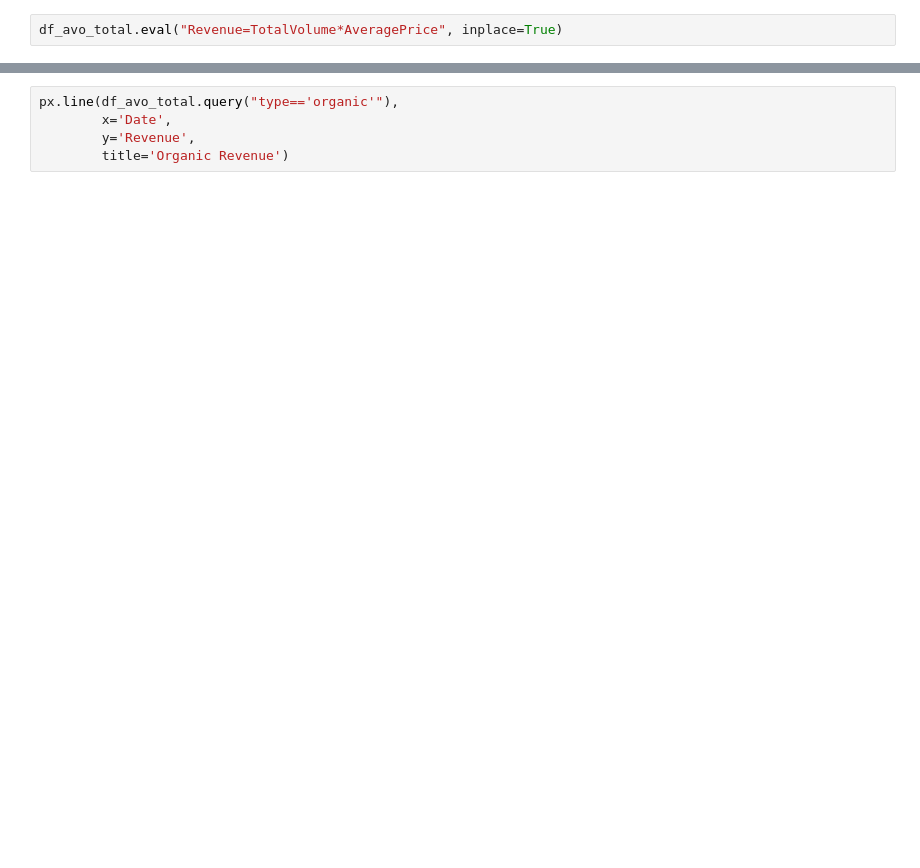
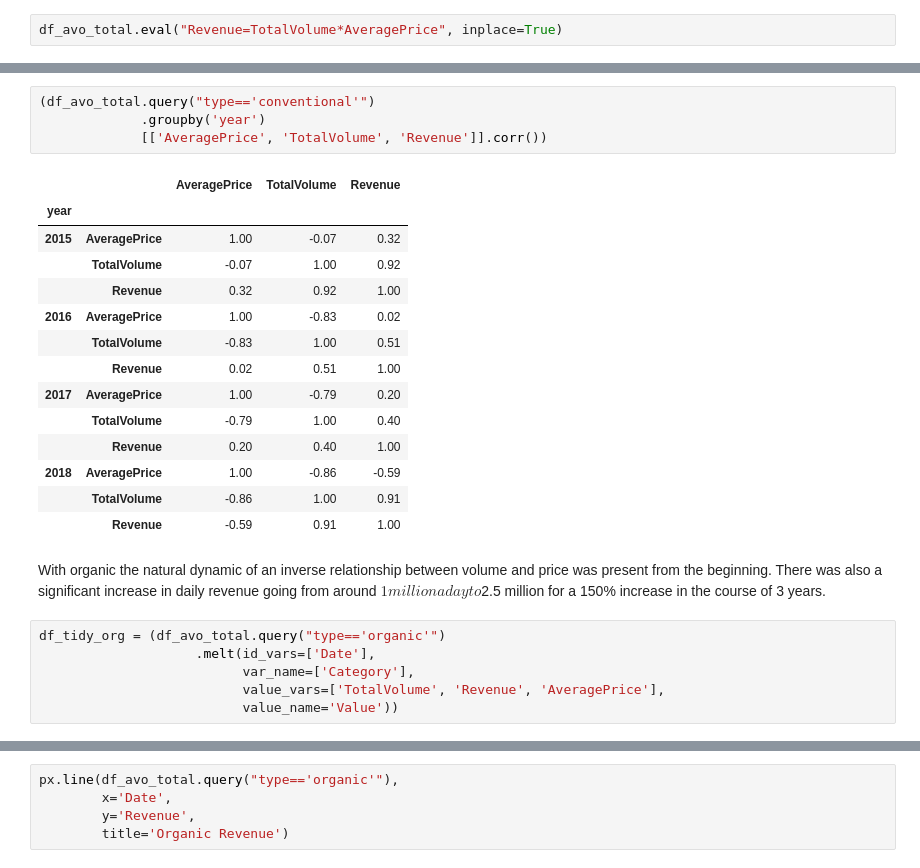
Before and after one commit to matthewmturner/Practice, a Jupyter notebook: Data Analysis/Avocado Analysis.ipynb, the cells around one changed output, grey strips where cells are left out. Saved outputs shown, nothing was run; the diff lists cells and outputs as text; blank space fills up the shorter version.

```diff
--- a/Data Analysis/Avocado Analysis.ipynb
+++ b/Data Analysis/Avocado Analysis.ipynb
@@ -484,0 +445,27 @@ px.line(df_avo_total.query("type=='conventional'"),
+# %%
+(df_avo_total.query("type=='conventional'")
+             .groupby('year')
+             [['AveragePrice', 'TotalVolume', 'Revenue']].corr())
+# %% [output]
+|  |  | AveragePrice | TotalVolume | Revenue |
+| year |  |  |  |  |
+| 2015 | AveragePrice | 1.00 | -0.07 | 0.32 |
+|  | TotalVolume | -0.07 | 1.00 | 0.92 |
+|  | Revenue | 0.32 | 0.92 | 1.00 |
+| 2016 | AveragePrice | 1.00 | -0.83 | 0.02 |
+|  | TotalVolume | -0.83 | 1.00 | 0.51 |
+|  | Revenue | 0.02 | 0.51 | 1.00 |
+| 2017 | AveragePrice | 1.00 | -0.79 | 0.20 |
+|  | TotalVolume | -0.79 | 1.00 | 0.40 |
+|  | Revenue | 0.20 | 0.40 | 1.00 |
+| 2018 | AveragePrice | 1.00 | -0.86 | -0.59 |
+|  | TotalVolume | -0.86 | 1.00 | 0.91 |
+|  | Revenue | -0.59 | 0.91 | 1.00 |
+# %% [markdown]
+With organic the natural dynamic of an inverse relationship between volume and price was present from the beginning.  There was also a significant increase in daily revenue going from around $1 million a day to $2.5 million for a 150% increase in the course of 3 years.
+# %%
+df_tidy_org = (df_avo_total.query("type=='organic'")
+                    .melt(id_vars=['Date'],
+                          var_name=['Category'],
+                          value_vars=['TotalVolume', 'Revenue', 'AveragePrice'],
+                          value_name='Value'))
```
Also changed, not shown: parts of 26 cells of this notebook.
